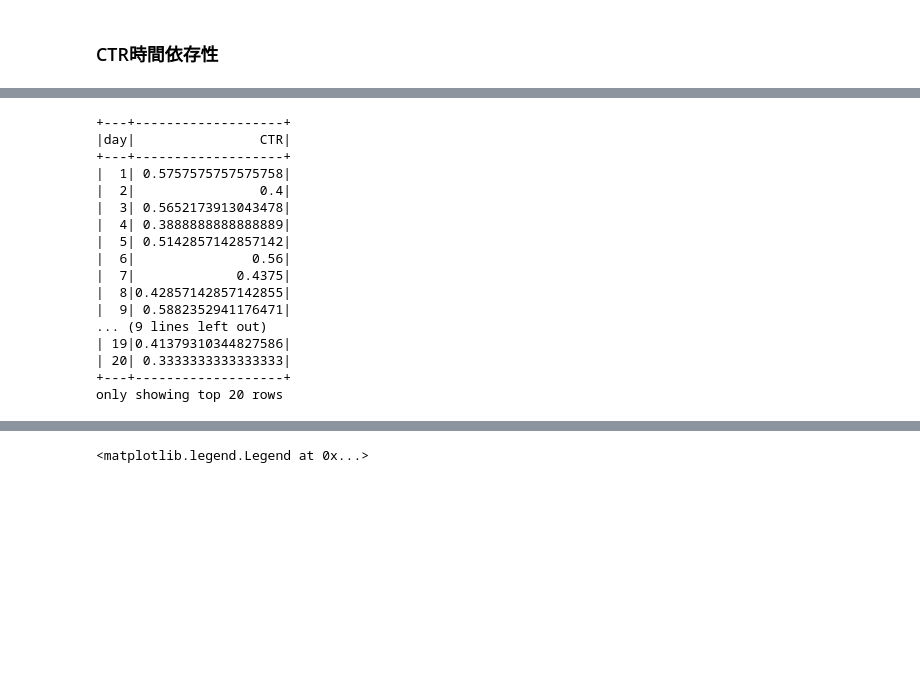
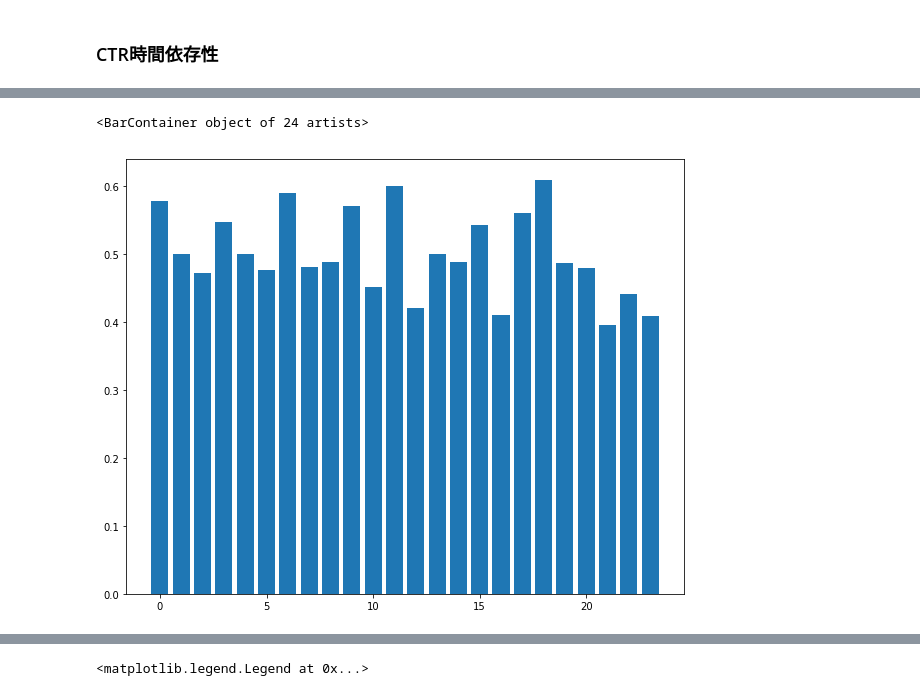
Before and after one commit to pondelion/DataAnalysis, a Jupyter notebook: Advertising/agg.ipynb, the cells around one changed output, grey strips where cells are left out. Saved outputs shown, nothing was run; the diff lists cells and outputs as text; code cells hidden in the pictures; blank space fills up the shorter version.

```diff
--- a/Advertising/agg.ipynb
+++ b/Advertising/agg.ipynb
@@ -92,9 +92,9 @@ GROUP BY
 # %% [markdown]
 ### CTR時間依存性
 # %%
-spark.sql('''
+pdf_hour = spark.sql('''
 SELECT
-  HOUR(to_timestamp(timestamp)) as hour
+  HOUR(to_timestamp(timestamp)) AS hour
   , SUM(`Clicked on Ad`) / COUNT(`Clicked on Ad`) AS CTR
 FROM
   advertising
@@ -102,4 +102,4 @@ GROUP BY
   HOUR(to_timestamp(timestamp))
 ORDER BY
   hour
-''').show()
+''').toPandas()
@@ -124,7 +126,12 @@ only showing top 20 rows
+# %%
+plt.bar(pdf_hour['hour'], pdf_hour['CTR'])
+# %% [output]
+<BarContainer object of 24 artists>
+[figure, added]
 # %%
-spark.sql('''
+pdf_day = spark.sql('''
 SELECT
-  DAY(to_timestamp(timestamp)) as day
+  DAY(to_timestamp(timestamp)) AS day
   , SUM(`Clicked on Ad`) / COUNT(`Clicked on Ad`) AS CTR
 FROM
   advertising
@@ -132,22 +139,4 @@ GROUP BY
   DAY(to_timestamp(timestamp))
 ORDER BY
   day
-''').show()
+''').toPandas()
-# %% [output]
-+---+-------------------+
-|day|                CTR|
-+---+-------------------+
-|  1| 0.5757575757575758|
-|  2|                0.4|
-|  3| 0.5652173913043478|
-|  4| 0.3888888888888889|
-|  5| 0.5142857142857142|
-|  6|               0.56|
-|  7|             0.4375|
-|  8|0.42857142857142855|
-|  9| 0.5882352941176471|
-... (9 lines left out)
-| 19|0.41379310344827586|
-| 20| 0.3333333333333333|
-+---+-------------------+
-only showing top 20 rows
```
Also changed, not shown: parts of 8 cells of this notebook.
